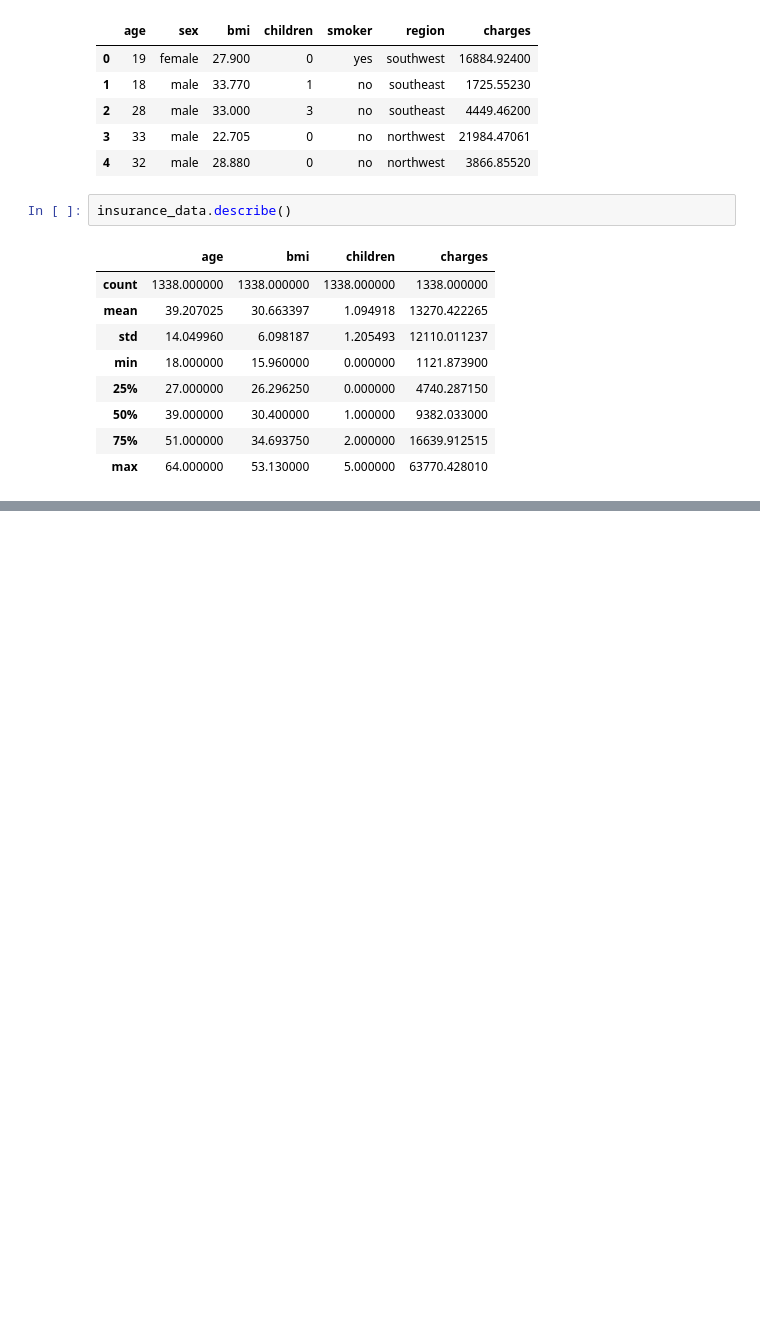
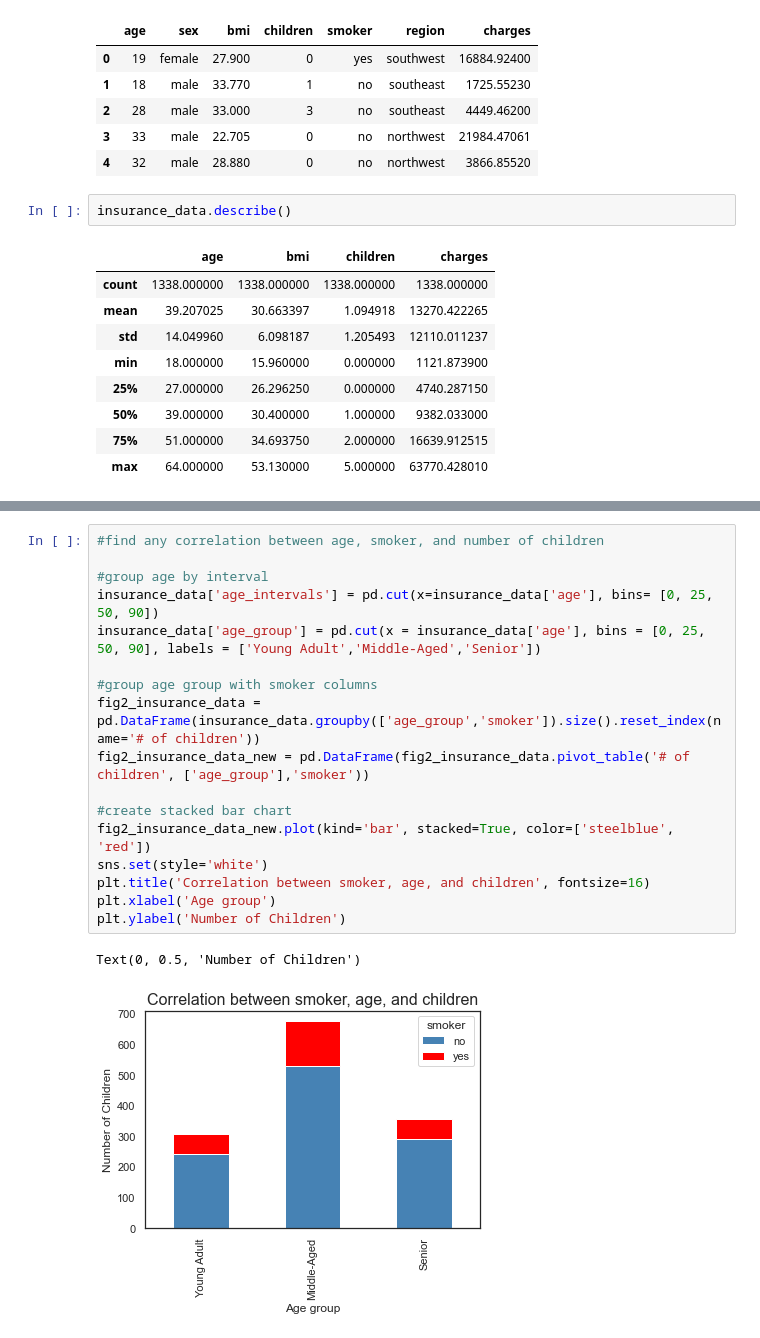
Before and after one commit to geraldigunawan/Data-Analytics, a Jupyter notebook: insurance_data.ipynb, the cells around one changed output, grey strips where cells are left out. Saved outputs shown, nothing was run; the diff lists cells and outputs as text; blank space fills up the shorter version.

```diff
--- a/insurance_data.ipynb
+++ b/insurance_data.ipynb
@@ -58,0 +60,20 @@ plt.show()
+# %%
+#find any correlation between age, smoker, and number of children
+
+#group age by interval
+insurance_data['age_intervals'] = pd.cut(x=insurance_data['age'], bins= [0, 25, 50, 90])
+insurance_data['age_group'] = pd.cut(x = insurance_data['age'], bins = [0, 25, 50, 90], labels = ['Young Adult','Middle-Aged','Senior'])
+
+#group age group with smoker columns
+fig2_insurance_data = pd.DataFrame(insurance_data.groupby(['age_group','smoker']).size().reset_index(name='# of children'))
+fig2_insurance_data_new = pd.DataFrame(fig2_insurance_data.pivot_table('# of children', ['age_group'],'smoker'))
+
+#create stacked bar chart
+fig2_insurance_data_new.plot(kind='bar', stacked=True, color=['steelblue', 'red'])
+sns.set(style='white')
+plt.title('Correlation between smoker, age, and children', fontsize=16)
+plt.xlabel('Age group')
+plt.ylabel('Number of Children')
+# %% [output]
+Text(0, 0.5, 'Number of Children')
+[figure, added]
```
Also changed, not shown: parts of 5 cells of this notebook.
